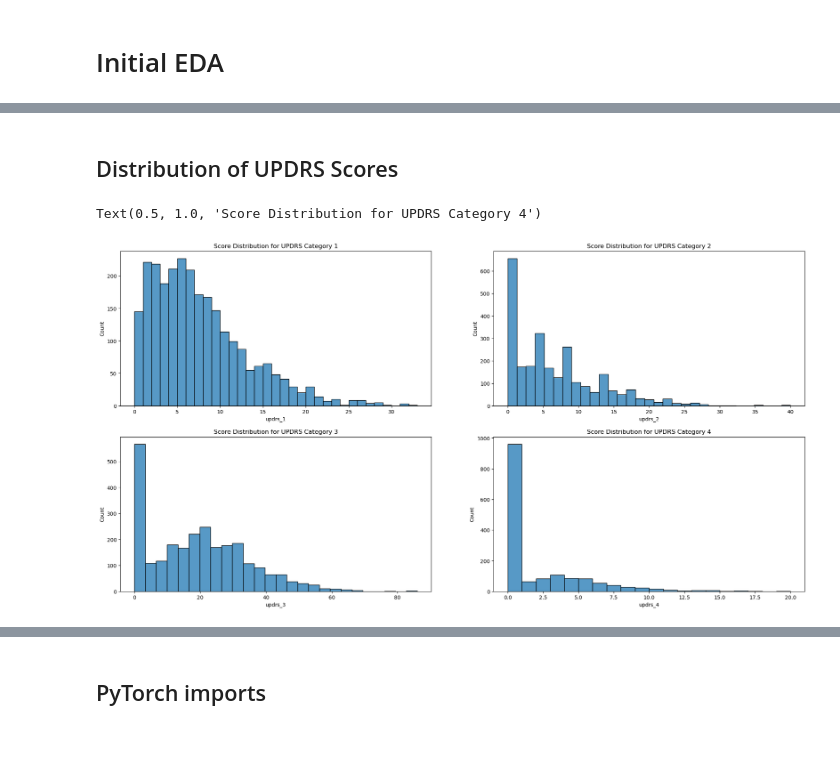
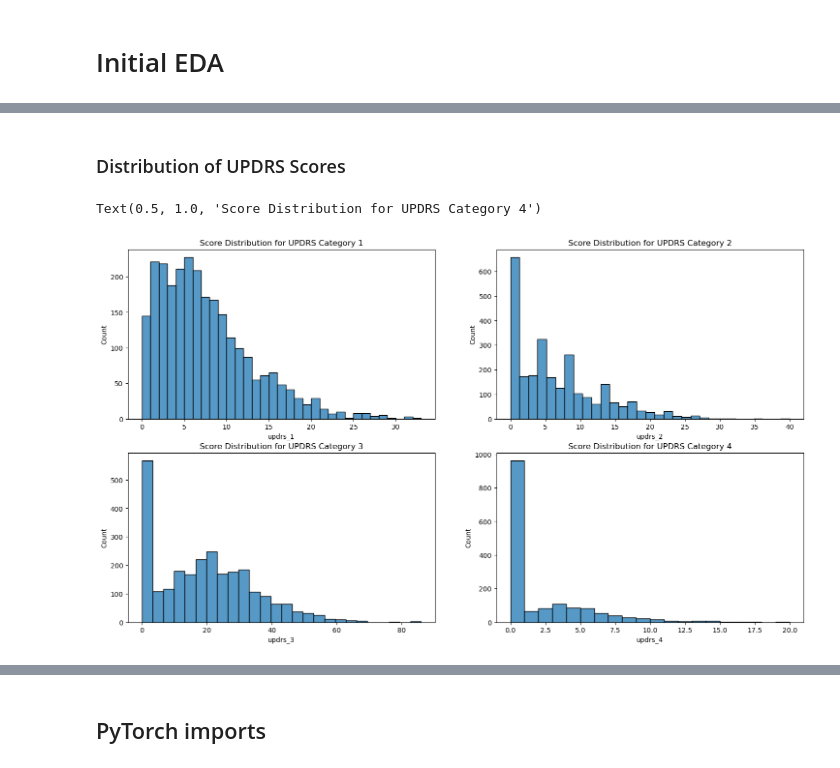
Before and after one commit to haiyan-wang/DAML-sp23-pd_pred, a Jupyter notebook: src/initial_analysis.ipynb, the cells around one changed output, grey strips where cells are left out. Drawn from its saved outputs; the diff is of its cells as text; code cells hidden in the pictures; blank space fills up the shorter version.

Commit message:
added more info to data_preview, more EDA

```diff
--- a/src/initial_analysis.ipynb
+++ b/src/initial_analysis.ipynb
@@ -12,6 +12,15 @@ import matplotlib.pyplot as plt
 # %%
 peptides_df = pd.read_csv('../data/train_peptides.csv')
+peptides_df.set_index(["patient_id", "visit_month"], inplace = True)
+
 proteins_df = pd.read_csv('../data/train_proteins.csv')
+proteins_df.set_index(["patient_id", "visit_month"], inplace = True)
+
 clinical_data_df = pd.read_csv('../data/train_clinical_data.csv')
+clinical_data_df.set_index(["patient_id", "visit_month"], inplace = True)
+
 supplemental_clinical_data_df = pd.read_csv('../data/supplemental_clinical_data.csv')
+supplemental_clinical_data_df.set_index(["patient_id", "visit_month"], inplace = True)
+
+clinical_data_df = pd.concat([clinical_data_df, supplemental_clinical_data_df])
 # %% [output]
@@ -25,23 +64,23 @@ supplemental_clinical_data_df = pd.read_csv('../data/supplemental_clinical_data.
 # %% [markdown]
-## Distribution of UPDRS Scores
+### Distribution of UPDRS Scores
 # %%
-fig_updrs, axs_updrs = plt.subplots(2, 2, figsize = (24,12))
+fig_updrs, axs_updrs = plt.subplots(2, 2, figsize = (18,10))
 
 # updrs_1
 sns.histplot(ax = axs_updrs[0, 0], data = clinical_data_df, x = 'updrs_1', stat = 'count')
 axs_updrs[0, 0].set_title('Score Distribution for UPDRS Category 1')
 
 # updrs_2
 sns.histplot(ax = axs_updrs[0, 1], data = clinical_data_df, x = 'updrs_2', stat = 'count')
 axs_updrs[0, 1].set_title('Score Distribution for UPDRS Category 2')
 
 # updrs_3
 sns.histplot(ax = axs_updrs[1, 0], data = clinical_data_df, x = 'updrs_3', stat = 'count')
 axs_updrs[1, 0].set_title('Score Distribution for UPDRS Category 3')
 
 # updrs_4
 sns.histplot(ax = axs_updrs[1, 1], data = clinical_data_df, x = 'updrs_4', stat = 'count', binwidth = 1)
 axs_updrs[1, 1].set_title('Score Distribution for UPDRS Category 4')
 # %% [output]
 Text(0.5, 1.0, 'Score Distribution for UPDRS Category 4')
-[figure, old version]
+[figure, new version]
```
Also changed, not shown: parts of 11 cells of this notebook, 1 other file.
